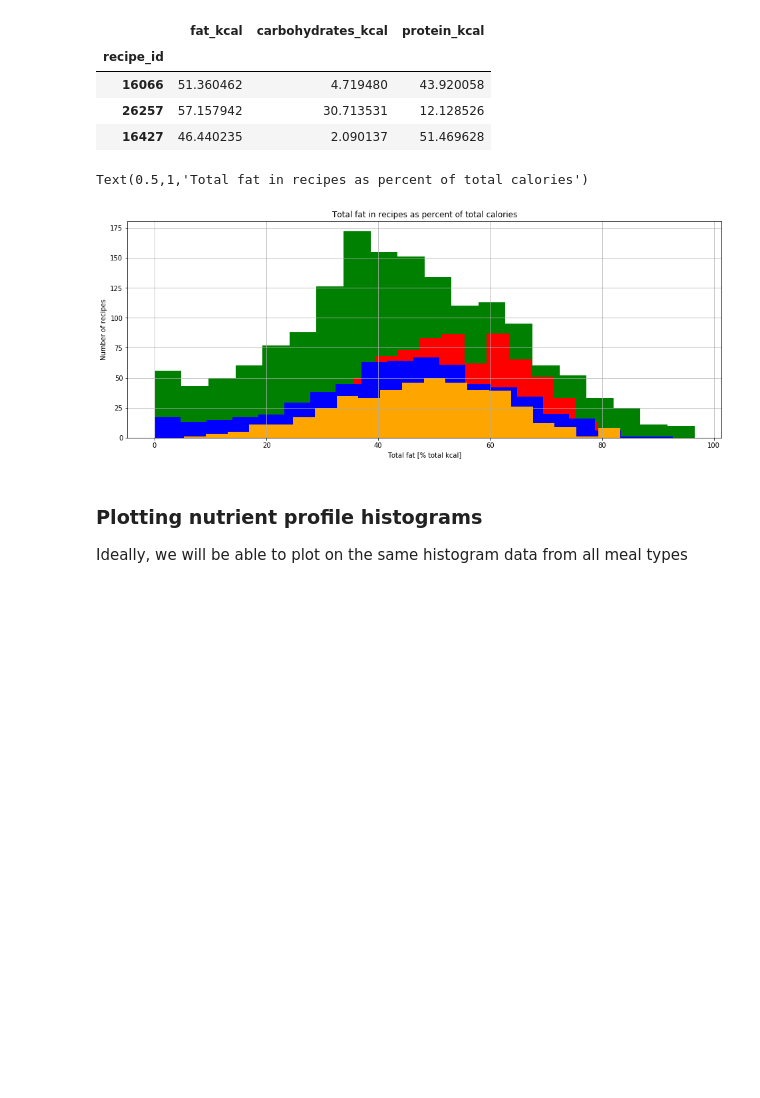
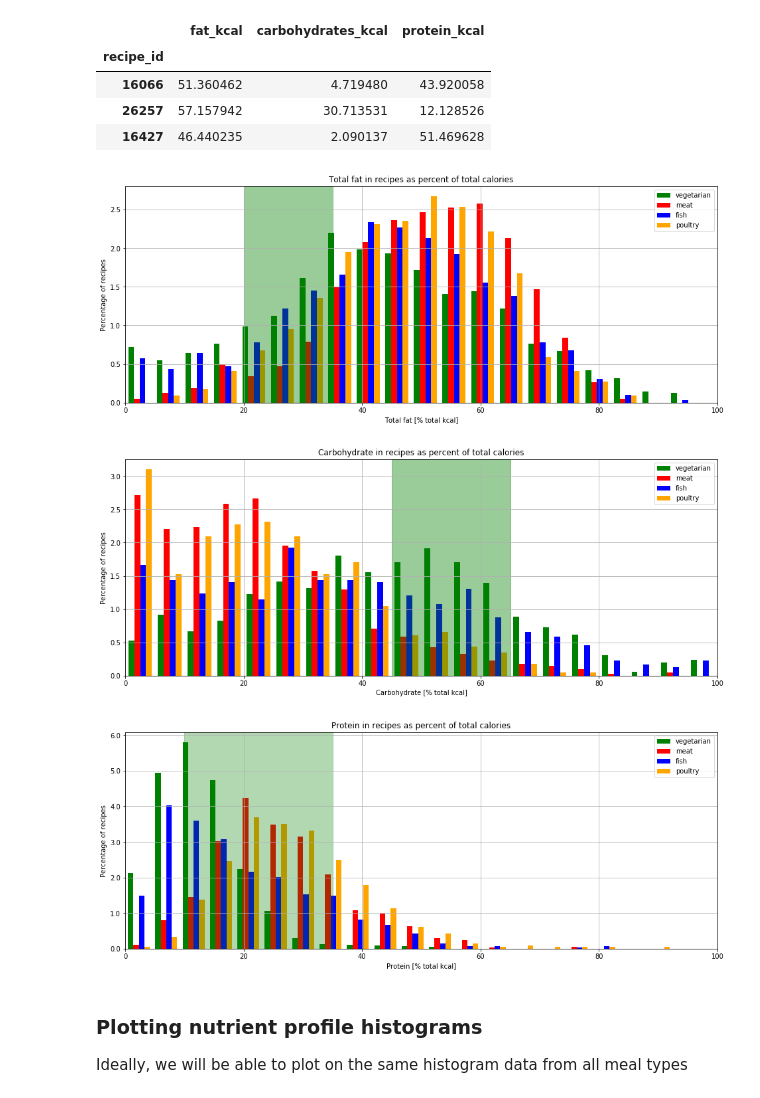
Before and after one commit to strefele/ADA2018-Project, a Jupyter notebook: Data_Analysis.ipynb, the cells around one changed output. Saved outputs shown, nothing was run; the diff lists cells and outputs as text; code cells hidden in the pictures; blank space fills up the shorter version.

Commit message:
Finished the graphs, added support for all nutrients, exported the graphs

```diff
--- a/Data_Analysis.ipynb
+++ b/Data_Analysis.ipynb
@@ -439,20 +402,51 @@ vege_kcal_nutrients.head(3)
 meat_kcal_nutrients = calories(meat_nutrients)
 fish_kcal_nutrients = calories(fish_nutrients)
 poultry_kcal_nutrients = calories(poultry_nutrients)
-# %%
-#plt.style.use('seaborn-deep')
-plt.figure(figsize=(16,6))
-ax = plt.gca()
-vege_kcal_nutrients.hist('fat_kcal', bins=20, color='green', ax=ax, label='vegetarian')
-meat_kcal_nutrients.hist('fat_kcal', bins=20, color='red', ax=ax, label='meat')
-fish_kcal_nutrients.hist('fat_kcal', bins=20, color='blue', ax=ax, label='fish')
-poultry_kcal_nutrients.hist('fat_kcal', bins=20, color='orange', ax=ax, label='poultry')
-plt.xlabel('Total fat [% total kcal]')
-plt.ylabel('Number of recipes')
-plt.title('Total fat in recipes as percent of total calories')
-# %% [output]
-Text(0.5,1,'Total fat in recipes as percent of total calories')
-[figure, removed]
+# %%
+vege_kcal_nutrients = calories(vege_nutrients)
+meat_kcal_nutrients = calories(meat_nutrients)
+fish_kcal_nutrients = calories(fish_nutrients)
+poultry_kcal_nutrients = calories(poultry_nutrients)
+
+def kcal_histogram(kcal_category, handle):
+    """
+    Define the histograms for the category chosen.
+    IN: fat_cal or carbohydrates_cal or protein_kcal, name of the category in a user legible fashion
+    OUT: histogram of the distrubution of % of total category originating from the chosen kcal category, classified
+    from the recipes in the 4 meals category
+    """
+    plt.figure(figsize=(16,6));
+    ax = plt.gca();
+    #vege_kcal_nutrients.hist(kcal_category, bins=20, color='green', ax=ax, label='vegetarian', density=True, rwidth=0.25)
+    #meat_kcal_nutrients.hist(kcal_category, bins=20, color='red', ax=ax, label='meat', density=True, rwidth=0.25)
+    #fish_kcal_nutrients.hist(kcal_category, bins=20, color='blue', ax=ax, label='fish', density=True, rwidth=0.25)
+    #graph = poultry_kcal_nutrients.hist(kcal_category, bins=20, color='orange', ax=ax, label='poultry', density=True, rwidth=0.25)
+
+    graph = plt.hist([vege_kcal_nutrients[kcal_category], meat_kcal_nutrients[kcal_category], fish_kcal_nutrients[kcal_category], poultry_kcal_nutrients[kcal_category]], bins=20, color= ['green','red','blue','orange'], label=['vegetarian', 'meat', 'fish', 'poultry'], density=True);
+
+    plt.xlabel(handle + ' [% total kcal]');
+    plt.ylabel('Percentage of recipes');
+    plt.legend(loc='upper right');
+    ax.grid(zorder=0);
+    y_vals = ax.get_yticks();
+    ax.set_yticklabels(['{:3.1f}'.format(x * 100) for x in y_vals]);
+    plt.xlim([0,100])
+    plt.title(handle + ' in recipes as percent of total calories');
+    return graph;
+# %%
+TotalFatHist = kcal_histogram(kcal_category='fat_kcal', handle ='Total fat');
+plt.axvspan(20, 35, alpha=0.4, color='green');
+plt.savefig('graphs/totalFatHist')
+CarbohydrateHist = kcal_histogram(kcal_category='carbohydrates_kcal', handle='Carbohydrate');
+plt.axvspan(45, 65, alpha=0.4, color='green');
+plt.savefig('graphs/carbohydratesHist')
+ProteinHist = kcal_histogram(kcal_category='protein_kcal', handle='Protein');
+plt.axvspan(10,35, alpha=0.3, color='green');
+plt.savefig('graphs/proteinHist')
+# %% [output]
+[figure, added]
+[figure, added]
+[figure, added]
 # %% [markdown]
 ### Plotting nutrient profile histograms
 
```
Also changed, not shown: parts of 7 cells of this notebook, 20 other files.
